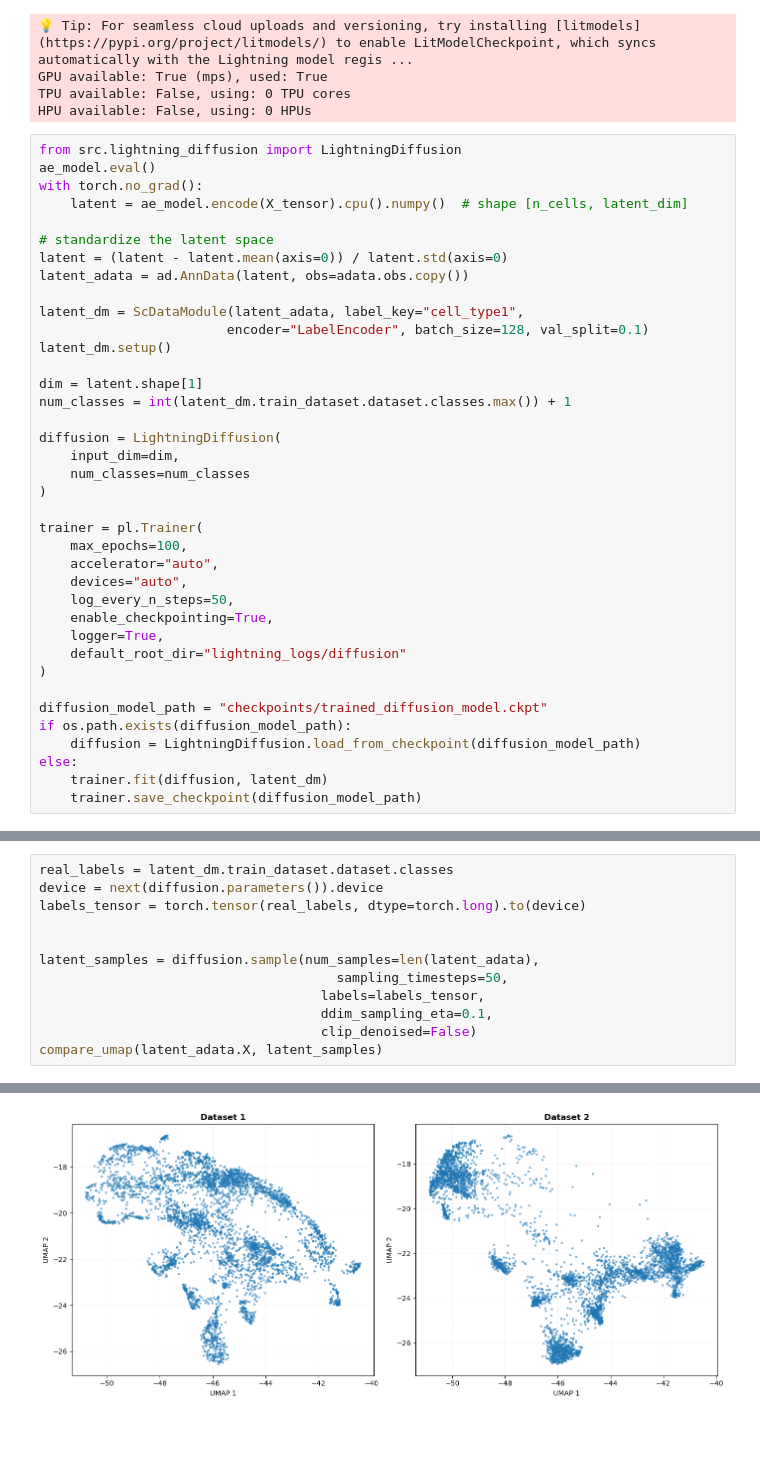
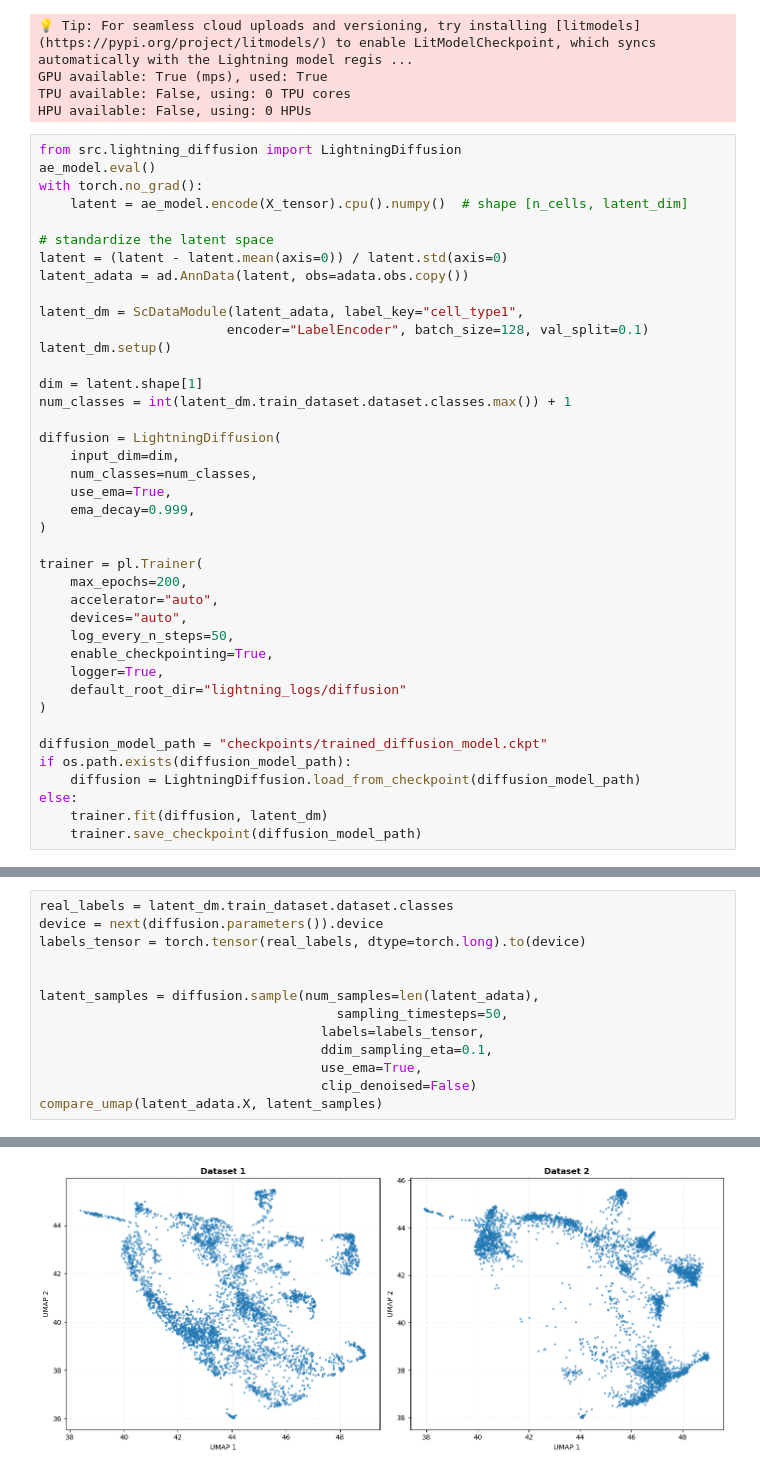
Before and after one commit to LangtianM/scDeepSim, a Jupyter notebook: Alles.ipynb, the cells around one changed output, grey strips where cells are left out. Saved outputs shown, nothing was run; the diff lists cells and outputs as text; blank space fills up the shorter version.

```diff
--- a/Alles.ipynb
+++ b/Alles.ipynb
@@ -85,11 +85,13 @@ num_classes = int(latent_dm.train_dataset.dataset.classes.max()) + 1
 
 diffusion = LightningDiffusion(
     input_dim=dim,
-    num_classes=num_classes
+    num_classes=num_classes,
+    use_ema=True,
+    ema_decay=0.999,
 )
 
 trainer = pl.Trainer(
-    max_epochs=100,
+    max_epochs=200,
     accelerator="auto",
     devices="auto",
     log_every_n_steps=50,
@@ -119,6 +139,7 @@ latent_samples = diffusion.sample(num_samples=len(latent_adata),
                                       sampling_timesteps=50,
                                     labels=labels_tensor,
                                     ddim_sampling_eta=0.1,
+                                    use_ema=True,
                                     clip_denoised=False)
 compare_umap(latent_adata.X, latent_samples)
 # %% [output]
@@ -142,2 +163,2 @@ UMAP completed. Generating visualizations...
  <Figure size 1400x600 with 2 Axes>)
-[figure, old version]
+[figure, new version]
```
Also changed, not shown: parts of 14 cells of this notebook, 3 other files.
